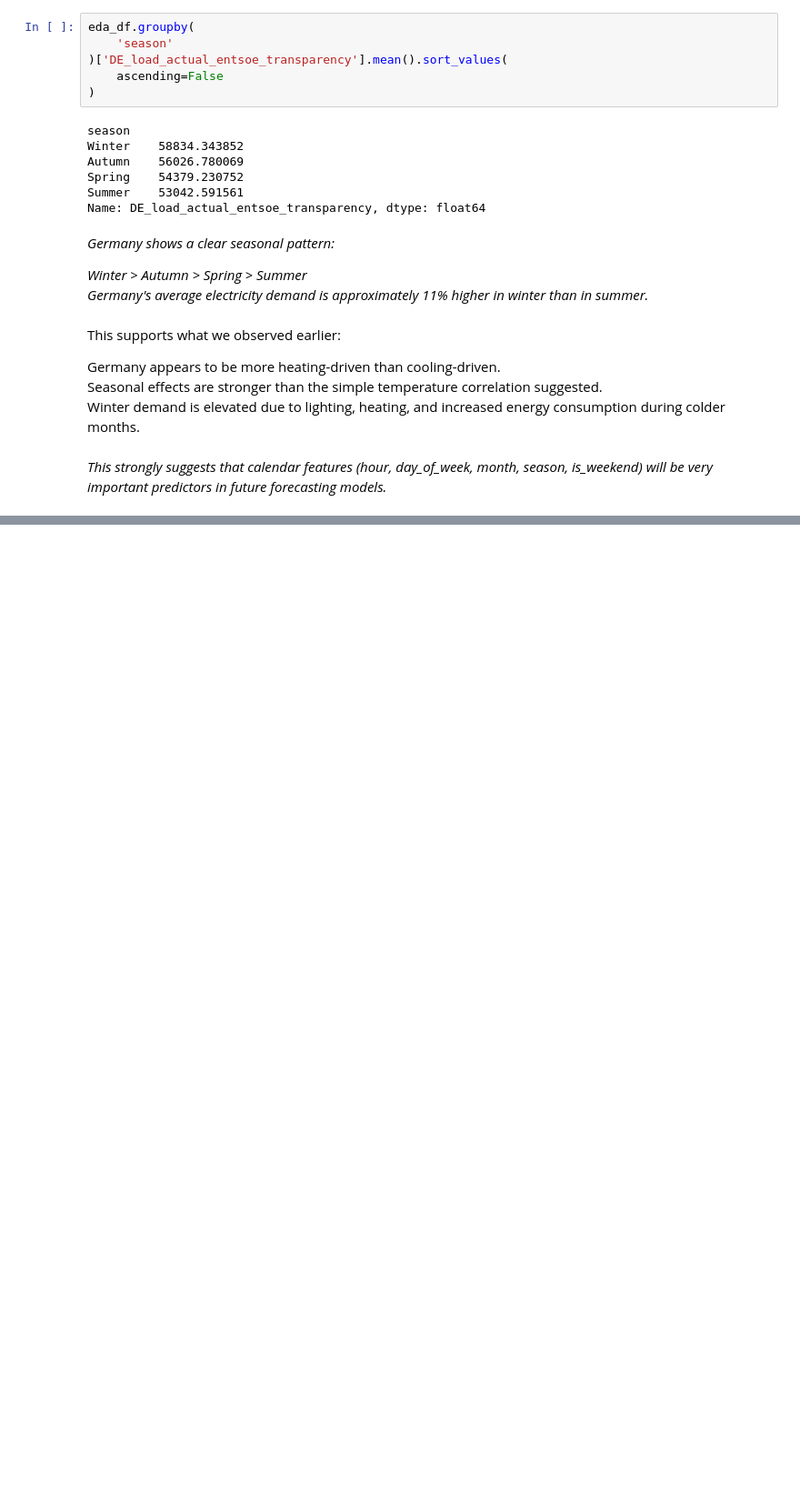
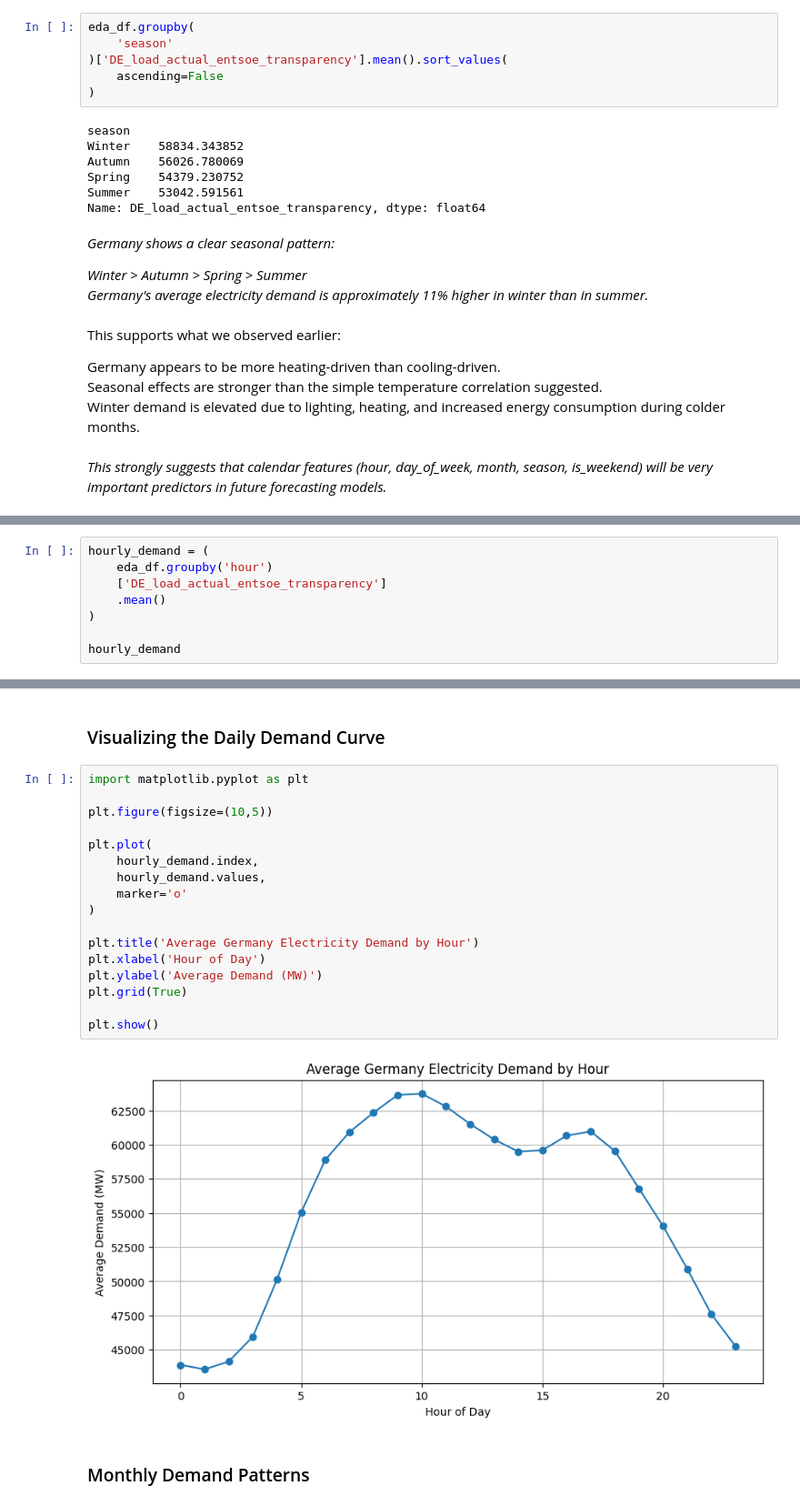
Before and after one commit to Kendivoen/energy-analytics-platform, a Jupyter notebook: notebooks/03_exploratory_data_analysis.ipynb, the cells around one changed output, grey strips where cells are left out. Shown at 91% size. Drawn from its saved outputs; the diff is of its cells as text; blank space fills up the shorter version.

Commit message:
Add temporal demand patterns and renewable seasonality analysis

```diff
--- a/notebooks/03_exploratory_data_analysis.ipynb
+++ b/notebooks/03_exploratory_data_analysis.ipynb
@@ -371,0 +374,8 @@ Winter demand is elevated due to lighting, heating, and increased energy consump
+# %%
+hourly_demand = (
+    eda_df.groupby('hour')
+    ['DE_load_actual_entsoe_transparency']
+    .mean()
+)
+
+hourly_demand
@@ -371,0 +400,23 @@ Winter demand is elevated due to lighting, heating, and increased energy consump
+# %% [markdown]
+### Visualizing the Daily Demand Curve
+# %%
+import matplotlib.pyplot as plt
+
+plt.figure(figsize=(10,5))
+
+plt.plot(
+    hourly_demand.index,
+    hourly_demand.values,
+    marker='o'
+)
+
+plt.title('Average Germany Electricity Demand by Hour')
+plt.xlabel('Hour of Day')
+plt.ylabel('Average Demand (MW)')
+plt.grid(True)
+
+plt.show()
+# %% [output]
+[figure, added]
+# %% [markdown]
+### Monthly Demand Patterns
```
Also changed, not shown: parts of 20 cells of this notebook.
